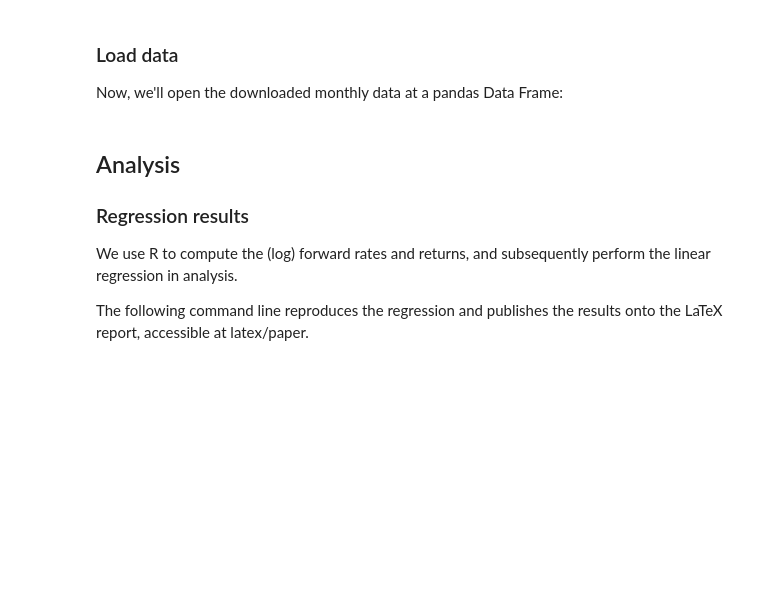
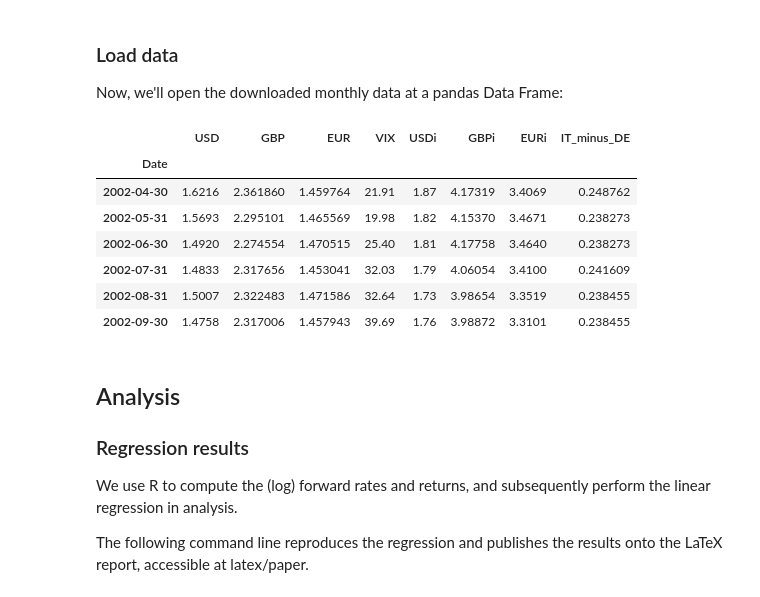
Before and after one commit to matssthimoteo/currency_risk_ch, a Jupyter notebook: walkthrough.ipynb, the cells around one changed output. Saved outputs shown, nothing was run; the diff lists cells and outputs as text; code cells hidden in the pictures; blank space fills up the shorter version.

```diff
--- a/walkthrough.ipynb
+++ b/walkthrough.ipynb
@@ -62,12 +64,21 @@ Now, we'll open the downloaded monthly data at a pandas Data Frame:
 # %%
 df = pd.read_csv('data/processed/monthly_data.csv')
 
 # Standardize data handling with pandas Timestamp
 df['Date'] = df['Date'].map(lambda x: pd.Timestamp(x))
 df.set_index('Date', inplace=True)
 
 # Visualize the requested data
-df.head(6)[['USD', 'GBP', 'EUR', 'VIX', 'USDi', 'GBPi', 'EURi']]
+df.head(6)[['USD', 'GBP', 'EUR', 'VIX', 'USDi', 'GBPi', 'EURi', 'IT_minus_DE']]
+# %% [output]
+|  | USD | GBP | EUR | VIX | USDi | GBPi | EURi | IT_minus_DE |
+| Date |  |  |  |  |  |  |  |  |
+| 2002-04-30 | 1.6216 | 2.361860 | 1.459764 | 21.91 | 1.87 | 4.17319 | 3.4069 | 0.248762 |
+| 2002-05-31 | 1.5693 | 2.295101 | 1.465569 | 19.98 | 1.82 | 4.15370 | 3.4671 | 0.238273 |
+| 2002-06-30 | 1.4920 | 2.274554 | 1.470515 | 25.40 | 1.81 | 4.17758 | 3.4640 | 0.238273 |
+| 2002-07-31 | 1.4833 | 2.317656 | 1.453041 | 32.03 | 1.79 | 4.06054 | 3.4100 | 0.241609 |
+| 2002-08-31 | 1.5007 | 2.322483 | 1.471586 | 32.64 | 1.73 | 3.98654 | 3.3519 | 0.238455 |
+| 2002-09-30 | 1.4758 | 2.317006 | 1.457943 | 39.69 | 1.76 | 3.98872 | 3.3101 | 0.238455 |
 # %% [markdown]
 ## Analysis
 
```
Also changed, not shown: parts of 16 cells of this notebook, 5 other files.
